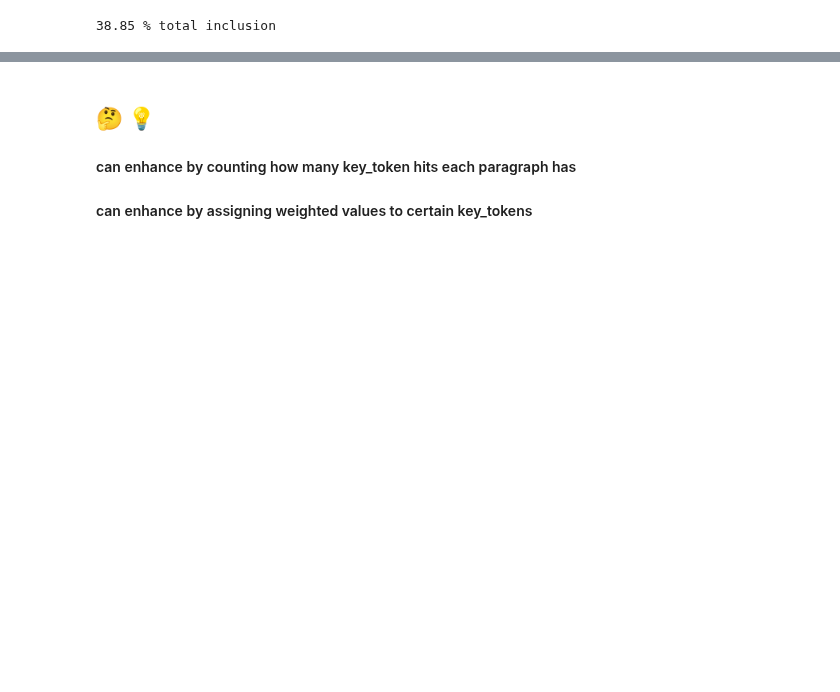
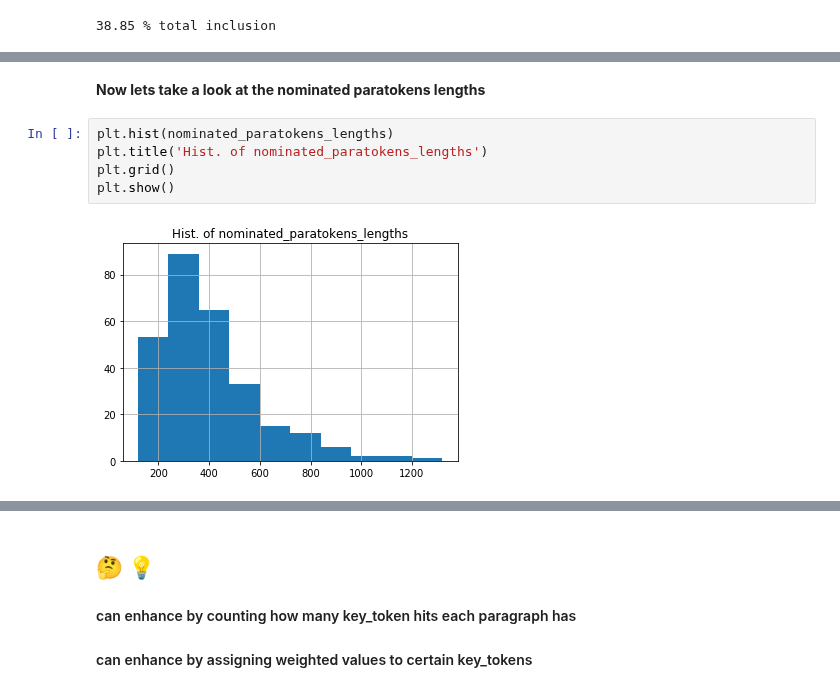
Before and after one commit to suhasinipallai/New_constructs, a Jupyter notebook: vertical-pipeline.ipynb, the cells around one changed output, grey strips where cells are left out. Saved outputs shown, nothing was run; the diff lists cells and outputs as text; blank space fills up the shorter version.

```diff
--- a/vertical-pipeline.ipynb
+++ b/vertical-pipeline.ipynb
@@ -330,0 +408,9 @@ np.median(np.array(inclusion_rates))
+# %% [markdown]
+**Now lets take a look at the nominated paratokens lengths**
+# %%
+plt.hist(nominated_paratokens_lengths)
+plt.title('Hist. of nominated_paratokens_lengths')
+plt.grid()
+plt.show()
+# %% [output]
+[figure, added]
```
Also changed, not shown: parts of 41 cells of this notebook.
